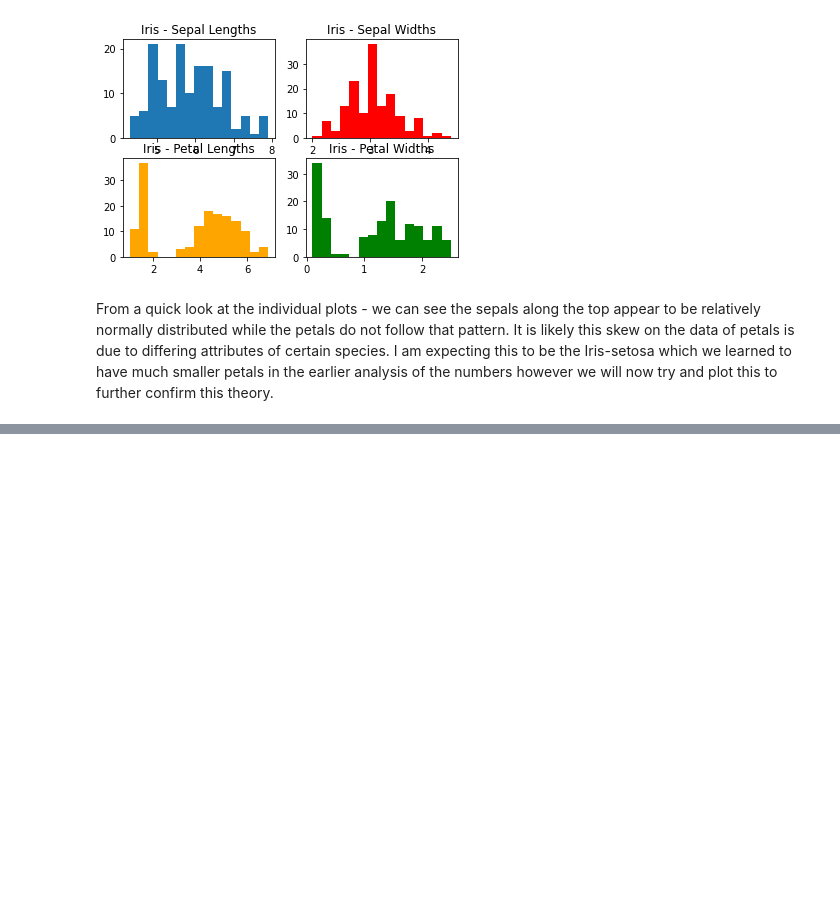
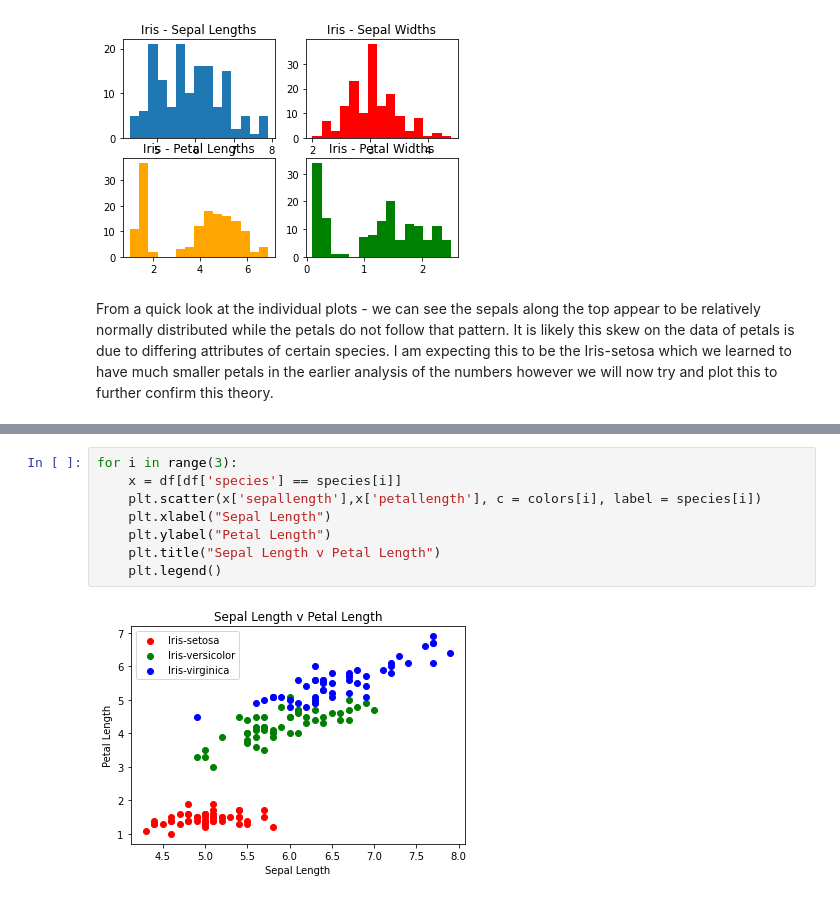
Before and after one commit to brendanh13/pands-project, a Jupyter notebook: pands-project-iris.ipynb, the cells around one changed output, grey strips where cells are left out. Drawn from its saved outputs; the diff is of its cells as text; blank space fills up the shorter version.

```diff
--- a/pands-project-iris.ipynb
+++ b/pands-project-iris.ipynb
@@ -260,0 +285,10 @@ From a quick look at the individual plots - we can see the sepals along the top
+# %%
+for i in range(3):
+    x = df[df['species'] == species[i]]
+    plt.scatter(x['sepallength'],x['petallength'], c = colors[i], label = species[i])
+    plt.xlabel("Sepal Length")
+    plt.ylabel("Petal Length")
+    plt.title("Sepal Length v Petal Length")
+    plt.legend()
+# %% [output]
+[figure, added]
```
Also changed, not shown: parts of 17 cells of this notebook, 11 other files.
